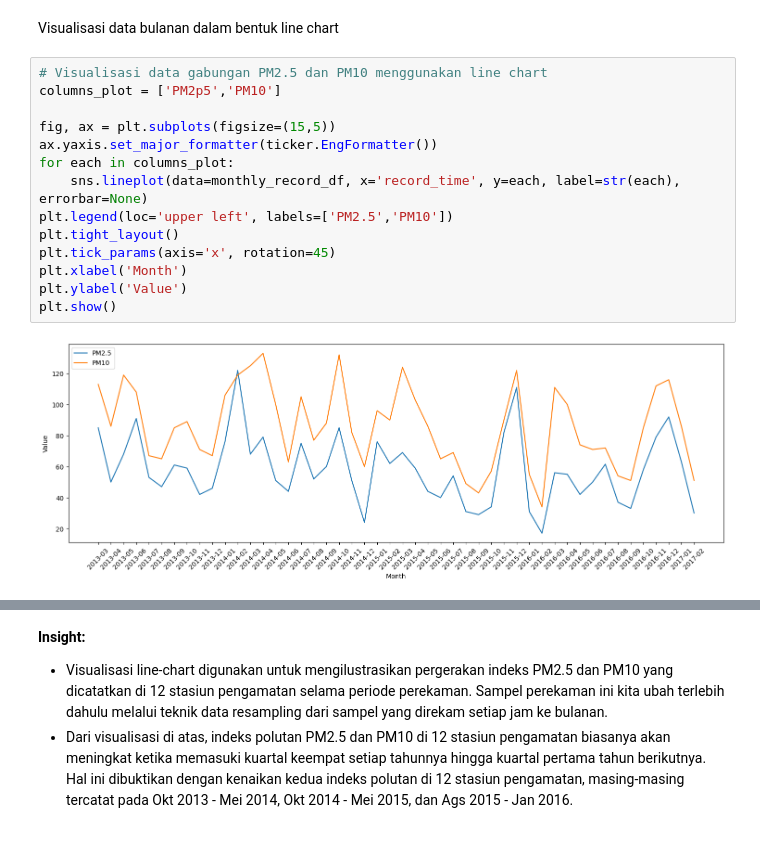
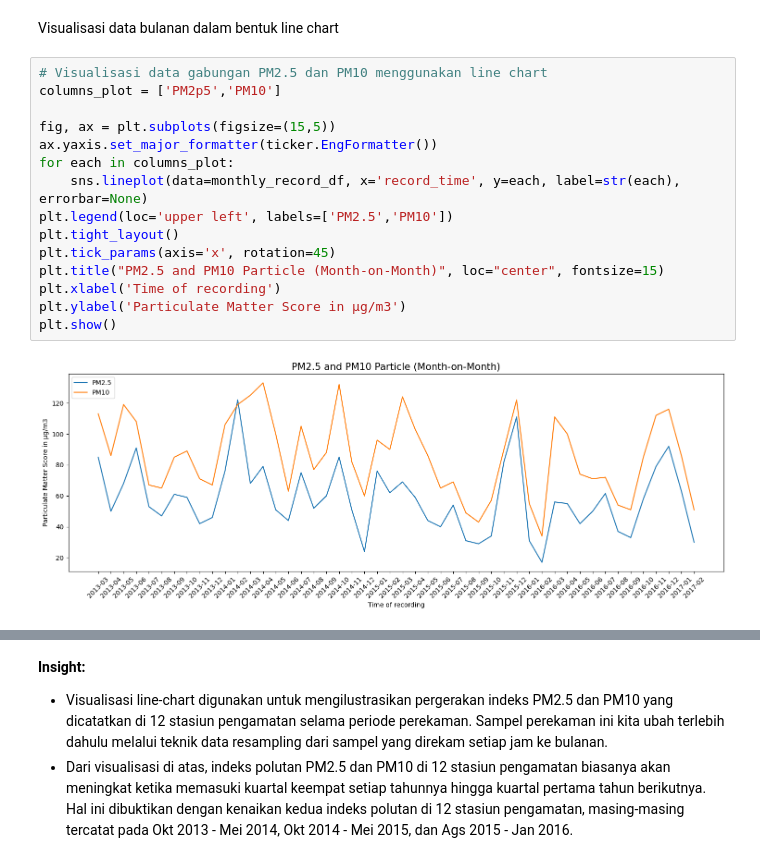
Before and after one commit to DcMurphys/data_analysis_AirQuality_submission, a Jupyter notebook: notebook.ipynb, the cells around one changed output, grey strips where cells are left out. Drawn from its saved outputs; the diff is of its cells as text.

```diff
--- a/notebook.ipynb
+++ b/notebook.ipynb
@@ -489,19 +489,20 @@ Visualisasi data bulanan dalam bentuk line chart
 # %%
 # Visualisasi data gabungan PM2.5 dan PM10 menggunakan line chart
 columns_plot = ['PM2p5','PM10']
 
 fig, ax = plt.subplots(figsize=(15,5))
 ax.yaxis.set_major_formatter(ticker.EngFormatter())
 for each in columns_plot:
     sns.lineplot(data=monthly_record_df, x='record_time', y=each, label=str(each), errorbar=None)
 plt.legend(loc='upper left', labels=['PM2.5','PM10'])
 plt.tight_layout()
 plt.tick_params(axis='x', rotation=45)
-plt.xlabel('Month')
-plt.ylabel('Value')
+plt.title("PM2.5 and PM10 Particle (Month-on-Month)", loc="center", fontsize=15)
+plt.xlabel('Time of recording')
+plt.ylabel('Particulate Matter Score in µg/m3')
 plt.show()
 # %% [output]
-[figure, old version]
+[figure, new version]
 # %%
 # Visualisasi data PM2.5 dan PM10 secara berbeda menggunakan line chart
 '''PM2.5'''
```
Also changed, not shown: parts of 16 cells of this notebook.
